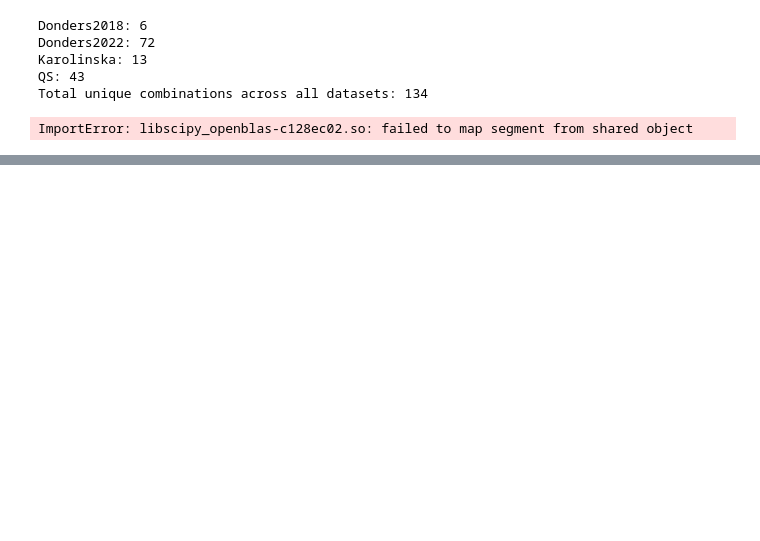
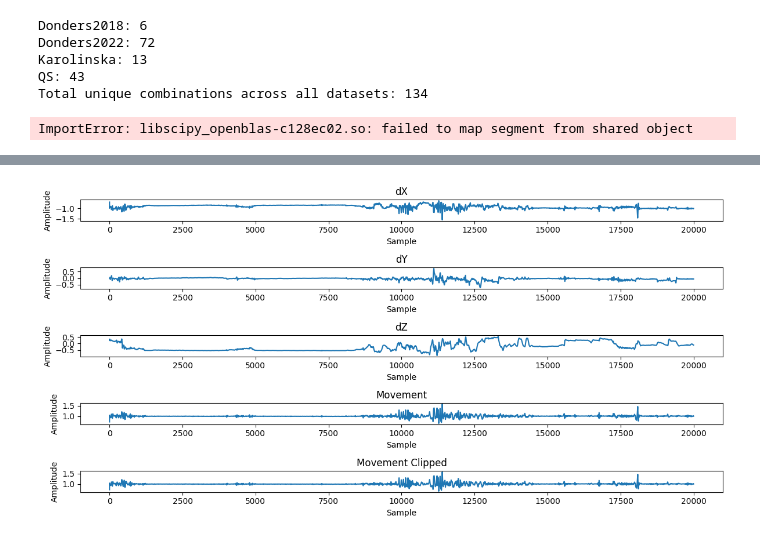
Before and after one commit to alitsaberi/zmax-datasets, a Jupyter notebook: notebooks/playground.ipynb, the cells around one changed output, grey strips where cells are left out. Cells and saved outputs as stored; diff of their text form; code cells hidden in the pictures; blank space fills up the shorter version.

```diff
--- a/notebooks/playground.ipynb
+++ b/notebooks/playground.ipynb
@@ -87,3 +49,10 @@ if class_weight == "custom":
     params['class_weight'] = {'N1': 2.2, 'N2': 1, 'N3': 1.2, 'R': 1.4, 'W': 1}
 else:
     params['class_weight'] = class_weight
+# %%
+from zmax_datasets.datasets.base import ZMaxRecording
+from zmax_datasets.exports.usleep import DataTypeMapping
+from zmax_datasets.exports.utils import fir_filter, l2_normalize, clip_noisy_values, detect_peaks, extract_ibi, extract_hrv
+from pathlib import Path
+
+recording = ZMaxRecording("s1", "n1", Path("/project/3013097.06/Data/s1/n1/zmax"))
@@ -89,0 +215,40 @@ else:
+# %%
+import matplotlib.pyplot as plt
+
+plt.figure(figsize=(12, 6))
+
+# Plot raw data
+plt.subplot(5, 1, 1)
+plt.plot(dX)
+plt.title('dX')
+plt.xlabel('Sample')
+plt.ylabel('Amplitude')
+
+plt.subplot(5, 1, 2)
+plt.plot(dY)
+plt.title('dY')
+plt.xlabel('Sample')
+plt.ylabel('Amplitude')
+
+plt.subplot(5, 1, 3)
+plt.plot(dZ)
+plt.title('dZ')
+plt.xlabel('Sample')
+plt.ylabel('Amplitude')
+
+plt.subplot(5, 1, 4)
+plt.plot(mov)
+plt.title('Movement')
+plt.xlabel('Sample')
+plt.ylabel('Amplitude')
+
+plt.subplot(5, 1, 5)
+plt.plot(mov_clipped)
+plt.title('Movement Clipped')
+plt.xlabel('Sample')
+plt.ylabel('Amplitude')
+
+plt.tight_layout()
+plt.show()
+# %% [output]
+[figure, added]
```
Also changed, not shown: parts of 11 cells of this notebook, 9 other files.
